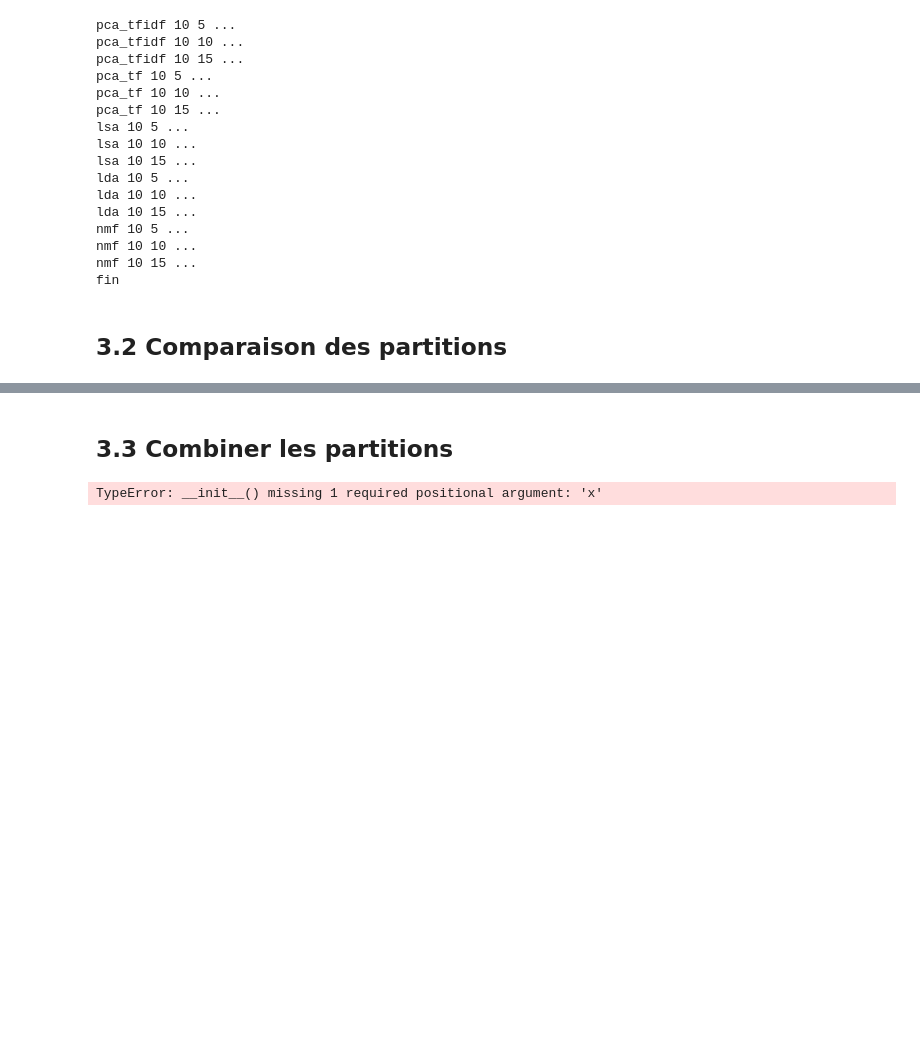
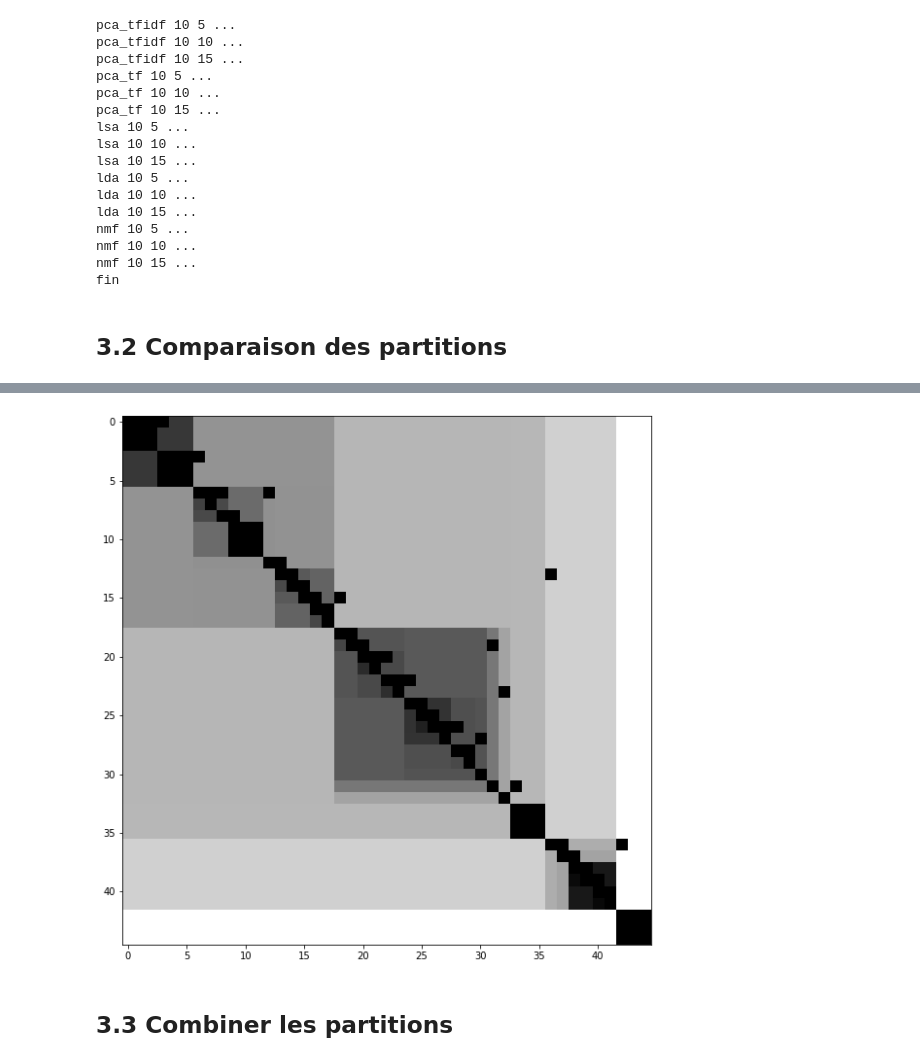
Before and after one commit to AchilleBaucher/confiance_diffusion, a Jupyter notebook: jupyter/organized_clustering.ipynb, the cells around one changed output, grey strips where cells are left out. Drawn from its saved outputs; the diff is of its cells as text; code cells hidden in the pictures; blank space fills up the shorter version.

```diff
--- a/jupyter/organized_clustering.ipynb
+++ b/jupyter/organized_clustering.ipynb
@@ -212,0 +218,5 @@ sns.heatmap(matrix_ARI, xticklabels=pt.method+' '+pt.vec+' ' +pt.opt.apply(str),
+# %%
+from pyclustertend import ivat
+ivat(matrix_ARI)
+# %% [output]
+[figure, added]
@@ -223,4 +239,0 @@ import openensembles as oe
-# %%
-dataObj = oe.data(partitions)
-# %% [output]
-TypeError: __init__() missing 1 required positional argument: 'x'
```
Also changed, not shown: parts of 20 cells of this notebook, 5 other files.
